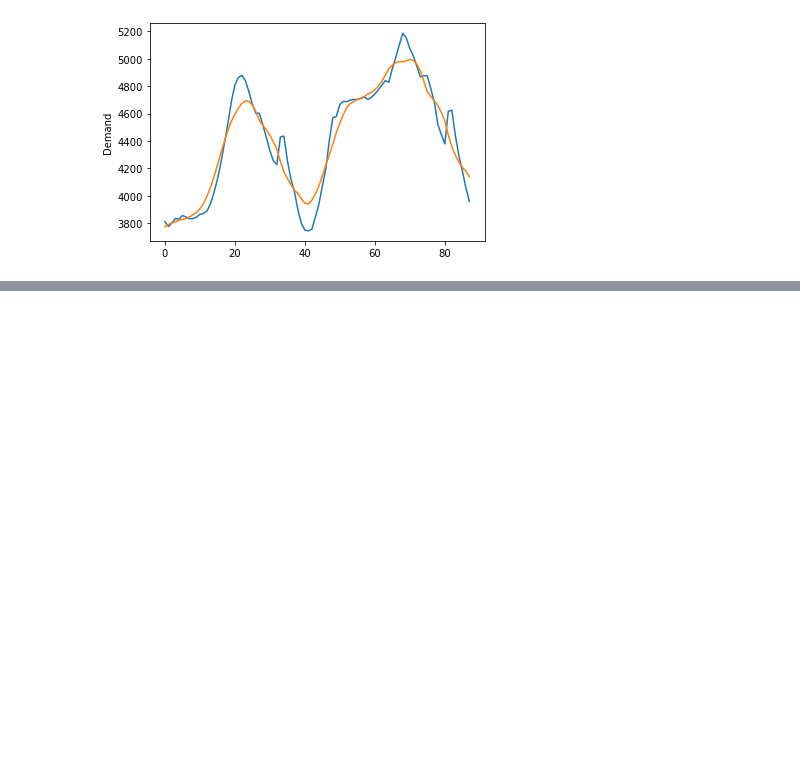
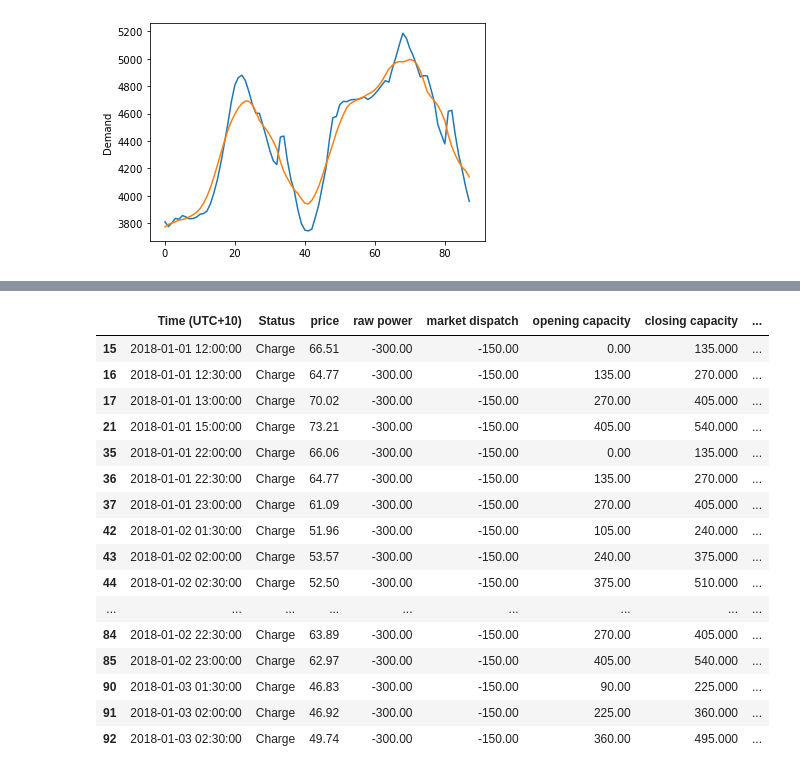
Before and after one commit to rinliauw/energy-market-and-battery-optimization, a Jupyter notebook: code/analysis/Revenue Calculation.ipynb, the cells around one changed output, grey strips where cells are left out. Saved outputs shown, nothing was run; the diff lists cells and outputs as text; code cells hidden in the pictures; blank space fills up the shorter version.

```diff
--- a/code/analysis/Revenue Calculation.ipynb
+++ b/code/analysis/Revenue Calculation.ipynb
@@ -142,6 +140,3 @@ def BiggerPicture(df, Charge, Discharge):
     dff = pd.merge(df, cdc, left_on = "Time (UTC+10)", right_on = "Time", how = "left")
 
     return dff[["Time (UTC+10)", "Status"]].replace(np.nan, "Do Nothing")
-# %%
-df = BiggerPicture(df, Charge, Discharge).head(50)
-df
@@ -186,0 +143,2 @@ dff
+# %%
+df = BiggerPicture(df, Charge, Discharge)
@@ -312,0 +258,20 @@ total revenue: -42738.04608343089
+# %%
+dff.loc[(dff['Status'] == 'Charge')]
+# %% [output]
+|  | Time (UTC+10) | Status | price | raw power | market dispatch | opening capacity | closing capacity | ... |
+| 15 | 2018-01-01 12:00:00 | Charge | 66.51 | -300.00 | -150.00 | 0.00 | 135.000 | ... |
+| 16 | 2018-01-01 12:30:00 | Charge | 64.77 | -300.00 | -150.00 | 135.00 | 270.000 | ... |
+| 17 | 2018-01-01 13:00:00 | Charge | 70.02 | -300.00 | -150.00 | 270.00 | 405.000 | ... |
+| 21 | 2018-01-01 15:00:00 | Charge | 73.21 | -300.00 | -150.00 | 405.00 | 540.000 | ... |
+| 35 | 2018-01-01 22:00:00 | Charge | 66.06 | -300.00 | -150.00 | 0.00 | 135.000 | ... |
+| 36 | 2018-01-01 22:30:00 | Charge | 64.77 | -300.00 | -150.00 | 135.00 | 270.000 | ... |
+| 37 | 2018-01-01 23:00:00 | Charge | 61.09 | -300.00 | -150.00 | 270.00 | 405.000 | ... |
+| 42 | 2018-01-02 01:30:00 | Charge | 51.96 | -300.00 | -150.00 | 105.00 | 240.000 | ... |
+| 43 | 2018-01-02 02:00:00 | Charge | 53.57 | -300.00 | -150.00 | 240.00 | 375.000 | ... |
+| 44 | 2018-01-02 02:30:00 | Charge | 52.50 | -300.00 | -150.00 | 375.00 | 510.000 | ... |
+| ... | ... | ... | ... | ... | ... | ... | ... | ... |
+| 84 | 2018-01-02 22:30:00 | Charge | 63.89 | -300.00 | -150.00 | 270.00 | 405.000 | ... |
+| 85 | 2018-01-02 23:00:00 | Charge | 62.97 | -300.00 | -150.00 | 405.00 | 540.000 | ... |
+| 90 | 2018-01-03 01:30:00 | Charge | 46.83 | -300.00 | -150.00 | 90.00 | 225.000 | ... |
+| 91 | 2018-01-03 02:00:00 | Charge | 46.92 | -300.00 | -150.00 | 225.00 | 360.000 | ... |
+| 92 | 2018-01-03 02:30:00 | Charge | 49.74 | -300.00 | -150.00 | 360.00 | 495.000 | ... |
```
Also changed, not shown: parts of 19 cells of this notebook, 2 other files.
